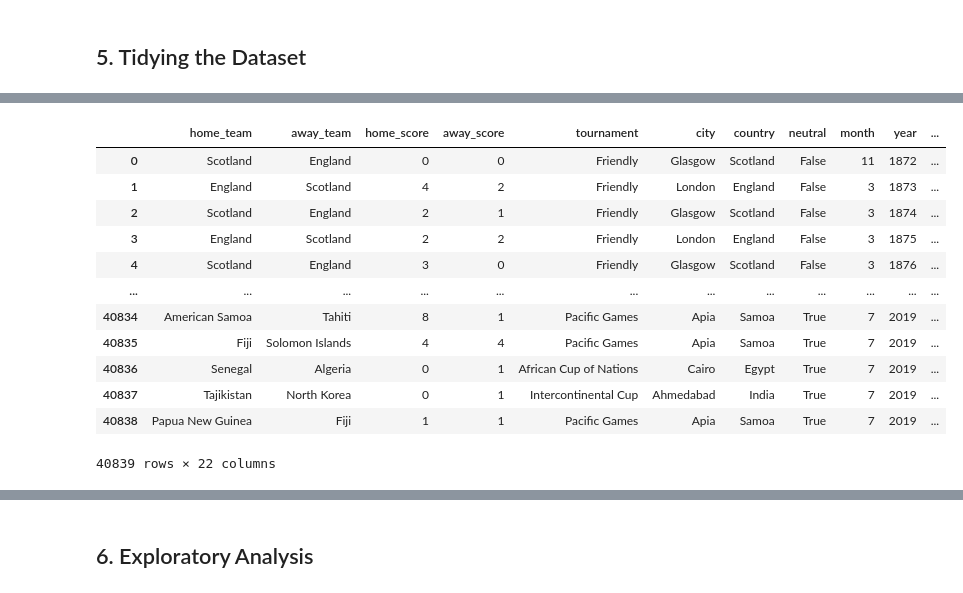
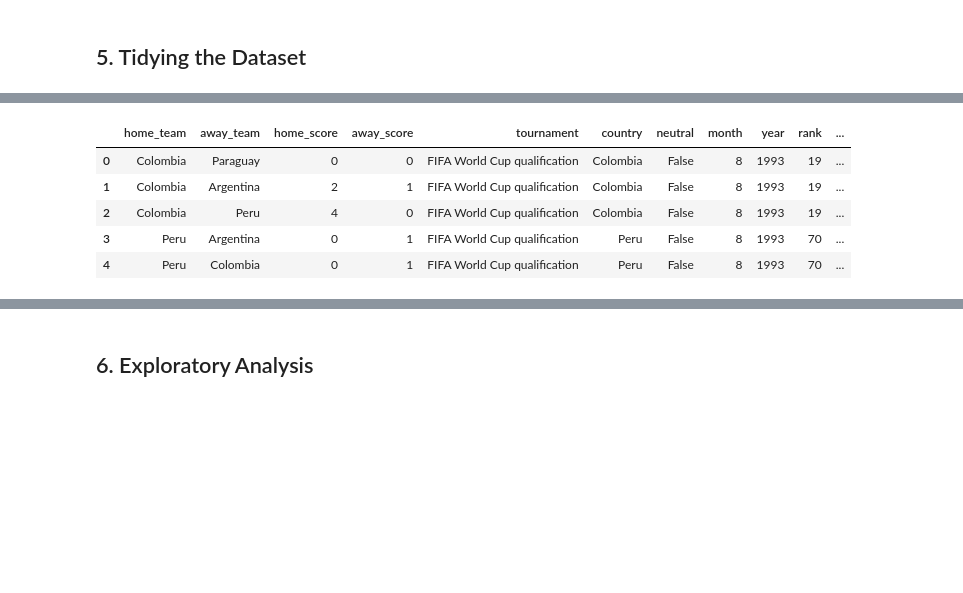
Before and after one commit to Griff-Kaiga/week-6-IP, a Jupyter notebook: Griffin_Kaiga_Moringa_School_Week_6_IP.ipynb, the cells around one changed output, grey strips where cells are left out. Cells and saved outputs as stored; diff of their text form; code cells hidden in the pictures; blank space fills up the shorter version.

```diff
--- a/Griffin_Kaiga_Moringa_School_Week_6_IP.ipynb
+++ b/Griffin_Kaiga_Moringa_School_Week_6_IP.ipynb
@@ -142,6 +141,7 @@ results.head()
 # %%
 #splitting date into date and year dataset 2
-results['year'] = pd.DatetimeIndex(results['date']).year
+results['year'] = results['date'].dt.year
+
 results.head()
 # %% [output]
 |  | date | home_team | away_team | home_score | away_score | tournament | city | country | neutral | month | ... |
@@ -150,6 +150,3 @@ results.head()
 | 2 | 1874-03-07 | Scotland | England | 2 | 1 | Friendly | Glasgow | Scotland | False | 3 | ... |
 | 3 | 1875-03-06 | England | Scotland | 2 | 2 | Friendly | London | England | False | 3 | ... |
 | 4 | 1876-03-04 | Scotland | England | 3 | 0 | Friendly | Glasgow | Scotland | False | 3 | ... |
-# %%
-ranking['year'] = pd.DatetimeIndex(ranking['year']).month
-ranking
@@ -169,0 +153,3 @@ ranking
+# %%
+results= results[results['year'].isin(ranking['year'].unique())]
+results
@@ -215,6 +222,6 @@ memory usage: 3.2+ MB
 # %%
 # merging the two datasets
-merged_df = pd.merge(results, ranking, how = 'left', left_on = ['year', 'month'], right_on = ['year', 'month'])
+merged_df = pd.merge(results, ranking, how = 'inner', left_on = ['home_team','year', 'month'], right_on = ['country_full','year', 'month'])
 merged_df
 # %% [output]
 |  | date | home_team | away_team | home_score | away_score | tournament | city | country | neutral | month | ... |
@@ -333,19 +299,12 @@ dtype: int64
 # %%
 # More data cleaning procedures
 #
-merged_df = merged_df.drop(columns=['date', 'rank_date','country_full', 'cur_year_avg', 'cur_year_avg_weighted'])
-merged_df
+merged_df = merged_df.drop(columns=['date', 'rank_date','country_full', 'country_abrv', 'cur_year_avg_weighted', 'last_year_avg_weighted', 'two_year_ago_weighted','three_year_ago_weighted','city', 'confederation'])
+merged_df.head()
 # %% [output]
-|  | home_team | away_team | home_score | away_score | tournament | city | country | neutral | month | year | ... |
-| 0 | Scotland | England | 0 | 0 | Friendly | Glasgow | Scotland | False | 11 | 1872 | ... |
-| 1 | England | Scotland | 4 | 2 | Friendly | London | England | False | 3 | 1873 | ... |
-| 2 | Scotland | England | 2 | 1 | Friendly | Glasgow | Scotland | False | 3 | 1874 | ... |
-| 3 | England | Scotland | 2 | 2 | Friendly | London | England | False | 3 | 1875 | ... |
-| 4 | Scotland | England | 3 | 0 | Friendly | Glasgow | Scotland | False | 3 | 1876 | ... |
-| ... | ... | ... | ... | ... | ... | ... | ... | ... | ... | ... | ... |
-| 40834 | American Samoa | Tahiti | 8 | 1 | Pacific Games | Apia | Samoa | True | 7 | 2019 | ... |
-| 40835 | Fiji | Solomon Islands | 4 | 4 | Pacific Games | Apia | Samoa | True | 7 | 2019 | ... |
-| 40836 | Senegal | Algeria | 0 | 1 | African Cup of Nations | Cairo | Egypt | True | 7 | 2019 | ... |
-| 40837 | Tajikistan | North Korea | 0 | 1 | Intercontinental Cup | Ahmedabad | India | True | 7 | 2019 | ... |
-| 40838 | Papua New Guinea | Fiji | 1 | 1 | Pacific Games | Apia | Samoa | True | 7 | 2019 | ... |
+|  | home_team | away_team | home_score | away_score | tournament | country | neutral | month | year | rank | ... |
+| 0 | Colombia | Paraguay | 0 | 0 | FIFA World Cup qualification | Colombia | False | 8 | 1993 | 19 | ... |
+| 1 | Colombia | Argentina | 2 | 1 | FIFA World Cup qualification | Colombia | False | 8 | 1993 | 19 | ... |
+| 2 | Colombia | Peru | 4 | 0 | FIFA World Cup qualification | Colombia | False | 8 | 1993 | 19 | ... |
+| 3 | Peru | Argentina | 0 | 1 | FIFA World Cup qualification | Peru | False | 8 | 1993 | 70 | ... |
+| 4 | Peru | Colombia | 0 | 1 | FIFA World Cup qualification | Peru | False | 8 | 1993 | 70 | ... |
-40839 rows × 22 columns
```
Also changed, not shown: parts of 47 cells of this notebook.
